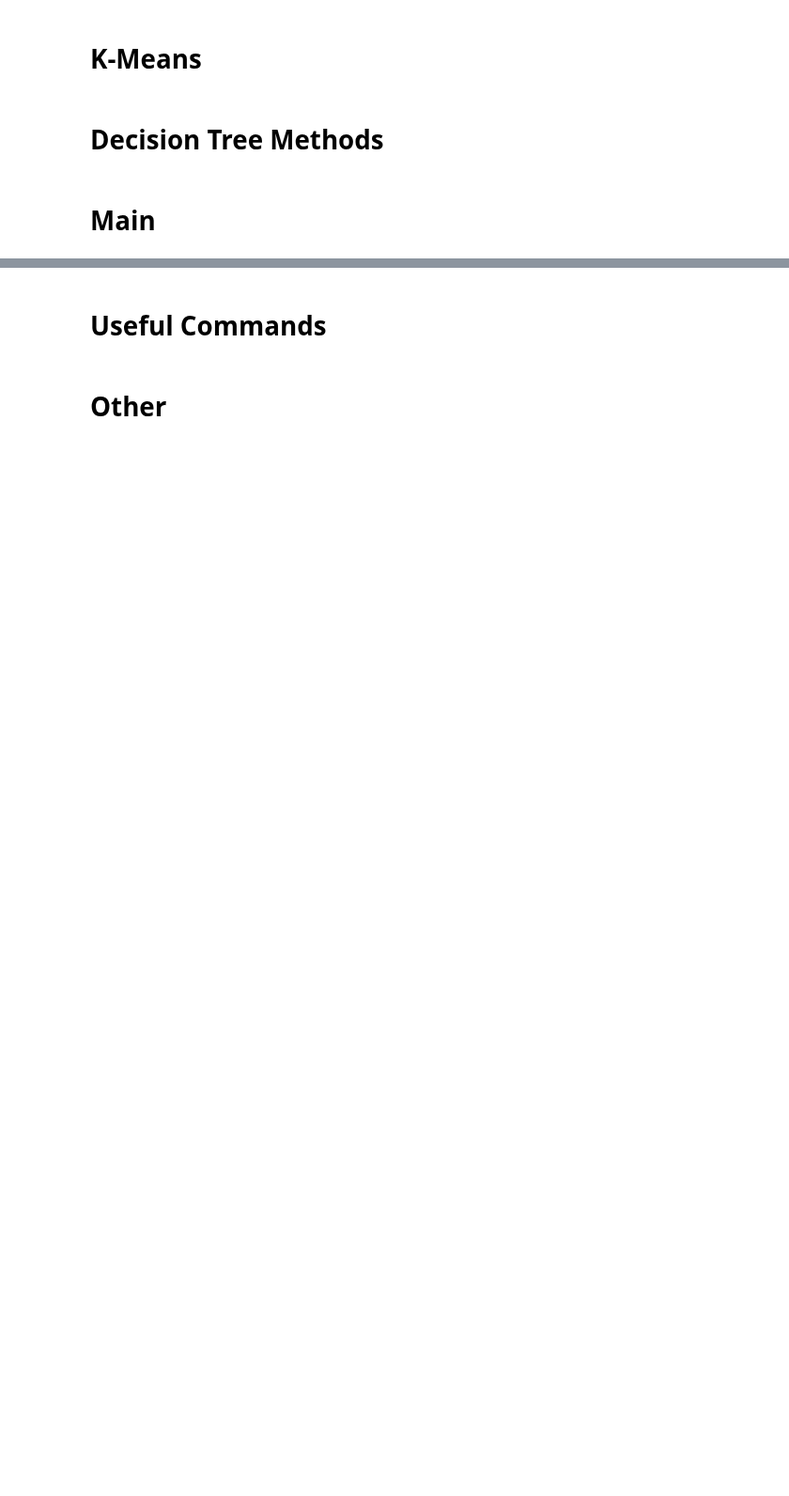
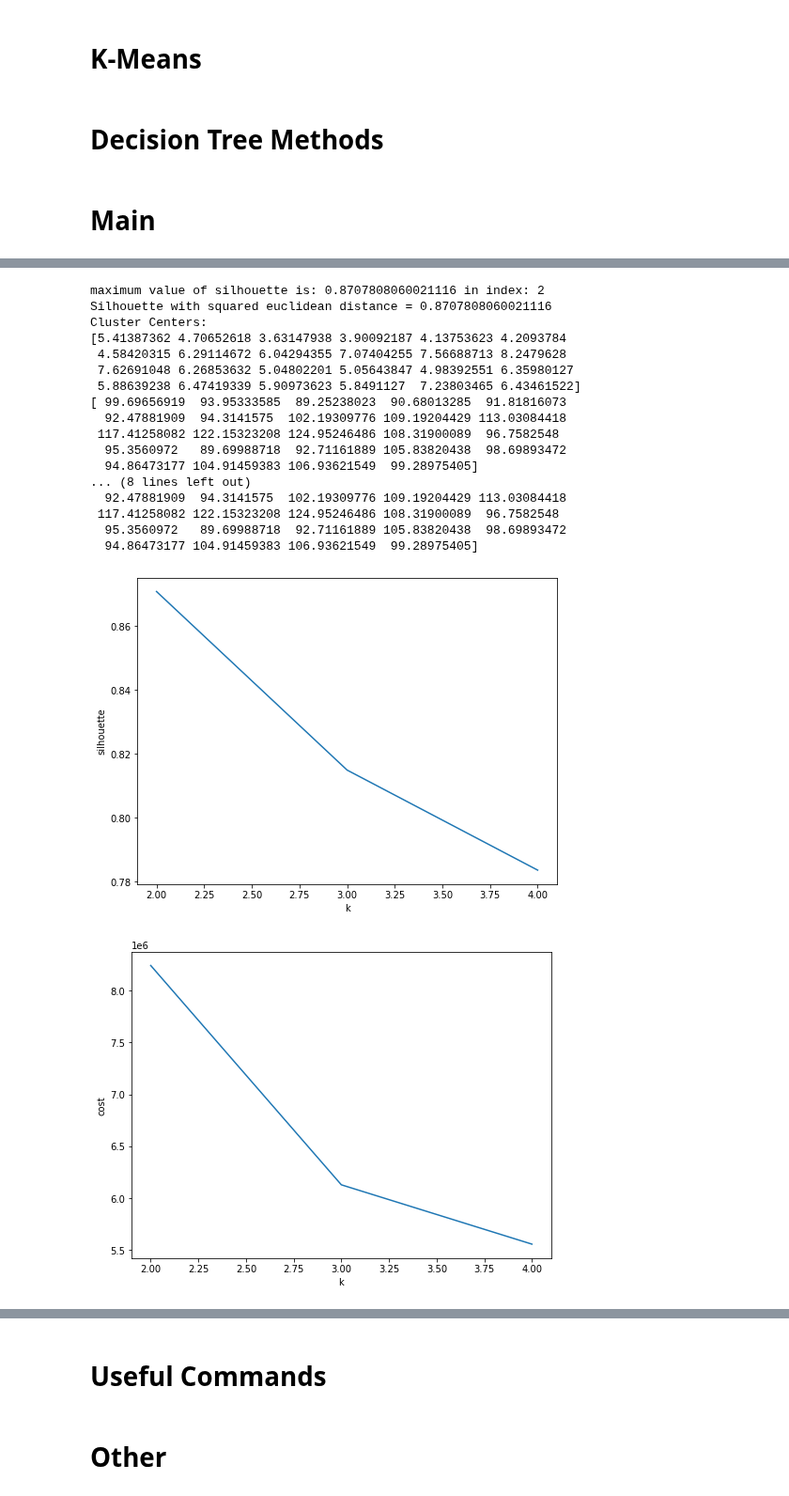
Before and after one commit to soroushomidvar/anomaly-detection, a Jupyter notebook: Spark Model.ipynb, the cells around one changed output, grey strips where cells are left out. Shown at 94% size. Drawn from its saved outputs; the diff is of its cells as text; code cells hidden in the pictures; blank space fills up the shorter version.

```diff
--- a/Spark Model.ipynb
+++ b/Spark Model.ipynb
@@ -286,6 +290,16 @@ def split_power(sdf):
 #sdf.show()
 
 
+#generate uniqe id
+def generate_uniqe_id(sdf):
+    temp=sdf
+    temp=temp.withColumn("uid",f.concat(col("id"),f.lit("-"),col("#")).alias("uid"))
+    return temp
+
+#call the generate_uniqe_id function
+sdf=generate_uniqe_id(sdf)
+
+
 sdf.show()
 print("number of rows: " + str(sdf.count()))
 #sdf.collect()
@@ -347,7 +361,7 @@ def prepare_for_kmeans(sdf):
 
     #define function for split power column
     def split_power(sdf):
-        temp=sdf.select("#", "V", "N", "date", "id",
+        temp=sdf.select("#", "V", "N", "date", "id", "uid",
            sdf.power[0].alias("H0"), sdf.power[1].alias("H1"), sdf.power[2].alias("H2"),sdf.power[3].alias("H3"),
            sdf.power[4].alias("H4"), sdf.power[5].alias("H5"), sdf.power[6].alias("H6"),sdf.power[7].alias("H7"),
            sdf.power[8].alias("H8"), sdf.power[9].alias("H9"), sdf.power[10].alias("H10"),sdf.power[11].alias("H11"),
@@ -368,17 +382,18 @@ def prepare_for_kmeans(sdf):
             'H12', 'H13', 'H14','H15', 'H16', 'H17','H18', 'H19', 'H20','H21', 'H22', 'H23']
 
     #generate uniqe id
-    def generate_uniqe_id(sdf):
-        temp=sdf
-        temp=temp.withColumn("uid",f.concat(col("id"),f.lit("-"),col("#")).alias("uid"))
-        return temp
+    #def generate_uniqe_id(sdf):
+    #    temp=sdf
+    #    temp=temp.withColumn("uid",f.concat(col("id"),f.lit("-"),col("#")).alias("uid"))
+    #    return temp
 
     #call the generate_uniqe_id function
     temp=generate_uniqe_id(temp)
 
     #make ready
     vecAssembler = VectorAssembler(inputCols=FEATURES, outputCol="features")
-    df_kmeans = vecAssembler.transform(temp).select(col("uid").alias("id"), col("features"))
+    #df_kmeans = vecAssembler.transform(temp).select(col("uid").alias("id"), col("features"))
+    df_kmeans = vecAssembler.transform(temp).select(col("uid"), col("features"))
     return df_kmeans
 # %%
 #run k-means
@@ -438,7 +453,7 @@ def kmeans(sdf_kmeans):
     #rows = transformed.collect()
     #prediction = spark.createDataFrame(rows)
     #prediction.show()
-    return model
+    return model,best_k,silhouette
 # %% [markdown]
 # **Decision Tree Methods**
 # %%
@@ -619,3 +634,39 @@ dtc_acc,rfc_acc,gbt_acc=call_decision_tree(train_data,test_data)
 print('A single decision tree had an accuracy of: {0:2.2f}%'.format(dtc_acc*100))
 print('A random forest ensemble had an accuracy of: {0:2.2f}%'.format(rfc_acc*100))
 print('A ensemble using GBT had an accuracy of: {0:2.2f}%'.format(gbt_acc*100))
+# %%
+sdf_kmeans_by_id = sdf_kmeans.filter(sdf_kmeans.uid.like("Apt36"+"-"+"%")) #filter IDs
+
+train_data,test_data = sdf_kmeans_by_id.randomSplit([0.7,0.3])
+
+kmeans_model,best_k,silhouette=kmeans(train_data)
+
+#8692
+print("Silhouette with squared euclidean distance = " + str(silhouette))
+print("best k= "+ str(best_k))
+
+# Shows the result.
+centers = kmeans_model.clusterCenters()
+print("Cluster Centers: ")
+for center in centers:
+    print(center)
+# %% [output]
+maximum value of silhouette is: 0.8707808060021116 in index: 2
+Silhouette with squared euclidean distance = 0.8707808060021116
+Cluster Centers:
+[5.41387362 4.70652618 3.63147938 3.90092187 4.13753623 4.2093784
+ 4.58420315 6.29114672 6.04294355 7.07404255 7.56688713 8.2479628
+ 7.62691048 6.26853632 5.04802201 5.05643847 4.98392551 6.35980127
+ 5.88639238 6.47419339 5.90973623 5.8491127  7.23803465 6.43461522]
+[ 99.69656919  93.95333585  89.25238023  90.68013285  91.81816073
+  92.47881909  94.3141575  102.19309776 109.19204429 113.03084418
+ 117.41258082 122.15323208 124.95246486 108.31900089  96.7582548
+  95.3560972   89.69988718  92.71161889 105.83820438  98.69893472
+  94.86473177 104.91459383 106.93621549  99.28975405]
+... (8 lines left out)
+  92.47881909  94.3141575  102.19309776 109.19204429 113.03084418
+ 117.41258082 122.15323208 124.95246486 108.31900089  96.7582548
+  95.3560972   89.69988718  92.71161889 105.83820438  98.69893472
+  94.86473177 104.91459383 106.93621549  99.28975405]
+[figure, added]
+[figure, added]
```
Also changed, not shown: parts of 7 cells of this notebook.
